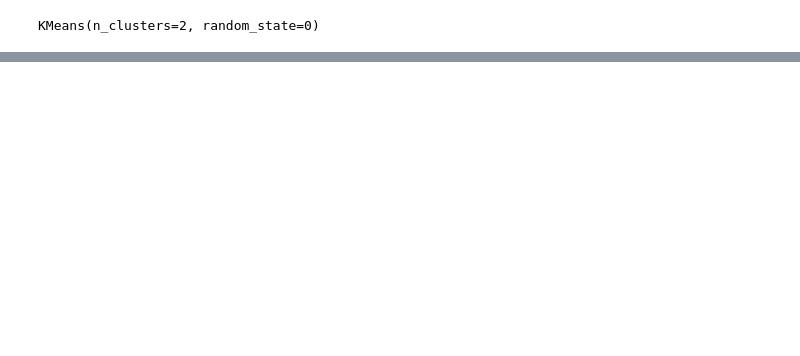
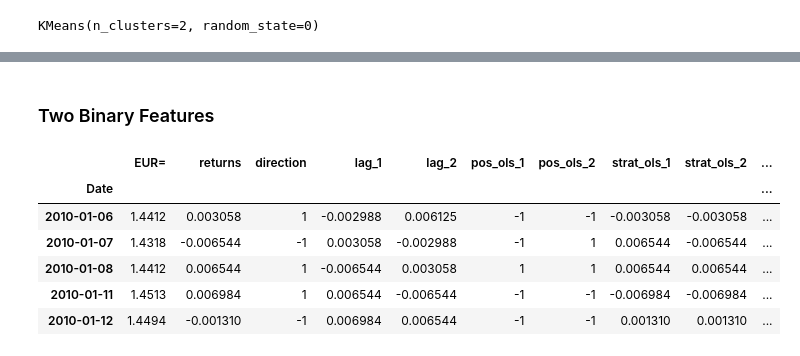
Before and after one commit to wangz61/Quant_Trading_Project, a Jupyter notebook: Linear OLS Regression.ipynb, the cells around one changed output, grey strips where cells are left out. Drawn from its saved outputs; the diff is of its cells as text; code cells hidden in the pictures; blank space fills up the shorter version.

```diff
--- a/Linear OLS Regression.ipynb
+++ b/Linear OLS Regression.ipynb
@@ -181,2 +178,2 @@ SyntaxError: invalid syntax (594435100.py, line 4)
 # %%
-data['start_clus'] = data['pos_clus'] * data['Returns']
+data['strat_clus'] = data['pos_clus'] * data['returns']
@@ -182,0 +193,2 @@ data['start_clus'] = data['pos_clus'] * data['Returns']
+# %% [markdown]
+### Two Binary Features
@@ -182,0 +208,19 @@ data['start_clus'] = data['pos_clus'] * data['Returns']
+# %%
+def create_bins(data, bins=[0]):
+    global cols_bin
+    cols_bin = []
+    for col in cols:
+        col_bin = col + '_bin'
+        data[col_bin] = np.digitize(data[col], bins=bins)
+        cols_bin.append(col_bin)
+# %%
+create_bins(data)
+data.head()
+# %% [output]
+|  | EUR= | returns | direction | lag_1 | lag_2 | pos_ols_1 | pos_ols_2 | strat_ols_1 | strat_ols_2 | ... |
+| Date |  |  |  |  |  |  |  |  |  | ... |
+| 2010-01-06 | 1.4412 | 0.003058 | 1 | -0.002988 | 0.006125 | -1 | -1 | -0.003058 | -0.003058 | ... |
+| 2010-01-07 | 1.4318 | -0.006544 | -1 | 0.003058 | -0.002988 | -1 | 1 | 0.006544 | -0.006544 | ... |
+| 2010-01-08 | 1.4412 | 0.006544 | 1 | -0.006544 | 0.003058 | 1 | 1 | 0.006544 | 0.006544 | ... |
+| 2010-01-11 | 1.4513 | 0.006984 | 1 | 0.006544 | -0.006544 | -1 | -1 | -0.006984 | -0.006984 | ... |
+| 2010-01-12 | 1.4494 | -0.001310 | -1 | 0.006984 | 0.006544 | -1 | -1 | 0.001310 | 0.001310 | ... |
```
Also changed, not shown: parts of 77 cells of this notebook, 10 other files.
